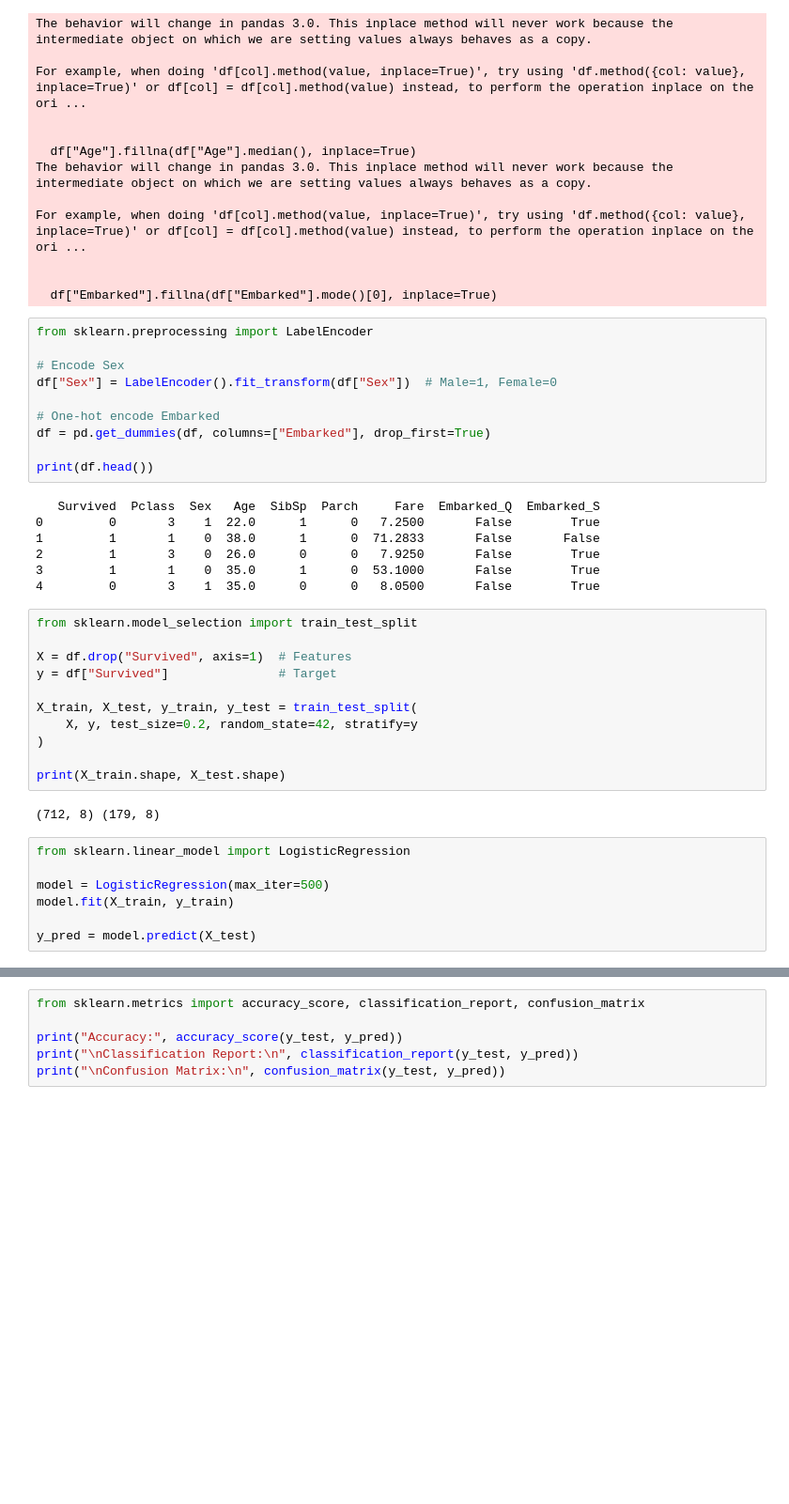
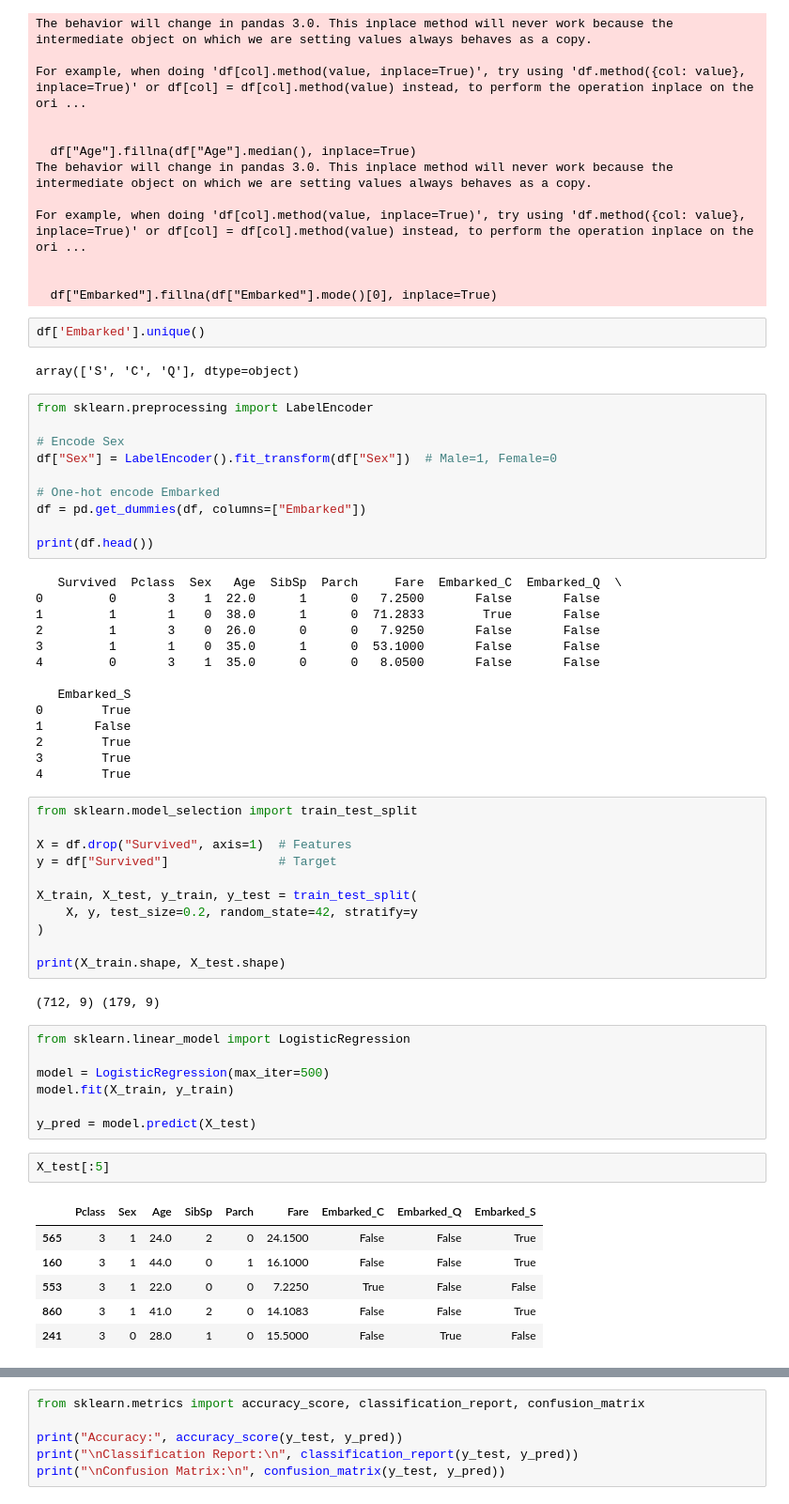
Before and after one commit to ju05/DI-Bootcamp-August, a Jupyter notebook: week5/Week5Day3.ipynb, the cells around one changed output, grey strips where cells are left out. Shown: that part at 94% size. Cells and saved outputs as stored; diff of their text form; blank space fills up the shorter version.

```diff
--- a/week5/Week5Day3.ipynb
+++ b/week5/Week5Day3.ipynb
@@ -60,6 +60,10 @@ For example, when doing 'df[col].method(value, inplace=True)', try using 'df.met
 
 
   df["Embarked"].fillna(df["Embarked"].mode()[0], inplace=True)
+# %%
+df['Embarked'].unique()
+# %% [output]
+array(['S', 'C', 'Q'], dtype=object)
 # %%
 from sklearn.preprocessing import LabelEncoder
 
@@ -67,16 +71,23 @@ from sklearn.preprocessing import LabelEncoder
 df["Sex"] = LabelEncoder().fit_transform(df["Sex"])  # Male=1, Female=0
 
 # One-hot encode Embarked
-df = pd.get_dummies(df, columns=["Embarked"], drop_first=True)
+df = pd.get_dummies(df, columns=["Embarked"])
 
 print(df.head())
 # %% [output]
-   Survived  Pclass  Sex   Age  SibSp  Parch     Fare  Embarked_Q  Embarked_S
-0         0       3    1  22.0      1      0   7.2500       False        True
-1         1       1    0  38.0      1      0  71.2833       False       False
-2         1       3    0  26.0      0      0   7.9250       False        True
-3         1       1    0  35.0      1      0  53.1000       False        True
-4         0       3    1  35.0      0      0   8.0500       False        True
+   Survived  Pclass  Sex   Age  SibSp  Parch     Fare  Embarked_C  Embarked_Q  \
+0         0       3    1  22.0      1      0   7.2500       False       False
+1         1       1    0  38.0      1      0  71.2833        True       False
+2         1       3    0  26.0      0      0   7.9250       False       False
+3         1       1    0  35.0      1      0  53.1000       False       False
+4         0       3    1  35.0      0      0   8.0500       False       False
+
+   Embarked_S
+0        True
+1       False
+2        True
+3        True
+4        True
 # %%
 from sklearn.model_selection import train_test_split
 
@@ -89,7 +100,7 @@ X_train, X_test, y_train, y_test = train_test_split(
 
 print(X_train.shape, X_test.shape)
 # %% [output]
-(712, 8) (179, 8)
+(712, 9) (179, 9)
 # %%
 from sklearn.linear_model import LogisticRegression
 
@@ -97,3 +108,12 @@ model = LogisticRegression(max_iter=500)
 model.fit(X_train, y_train)
 
 y_pred = model.predict(X_test)
+# %%
+X_test[:5]
+# %% [output]
+|  | Pclass | Sex | Age | SibSp | Parch | Fare | Embarked_C | Embarked_Q | Embarked_S |
+| 565 | 3 | 1 | 24.0 | 2 | 0 | 24.1500 | False | False | True |
+| 160 | 3 | 1 | 44.0 | 0 | 1 | 16.1000 | False | False | True |
+| 553 | 3 | 1 | 22.0 | 0 | 0 | 7.2250 | True | False | False |
+| 860 | 3 | 1 | 41.0 | 2 | 0 | 14.1083 | False | False | True |
+| 241 | 3 | 0 | 28.0 | 1 | 0 | 15.5000 | False | True | False |
```
Also changed, not shown: parts of 10 cells of this notebook.
